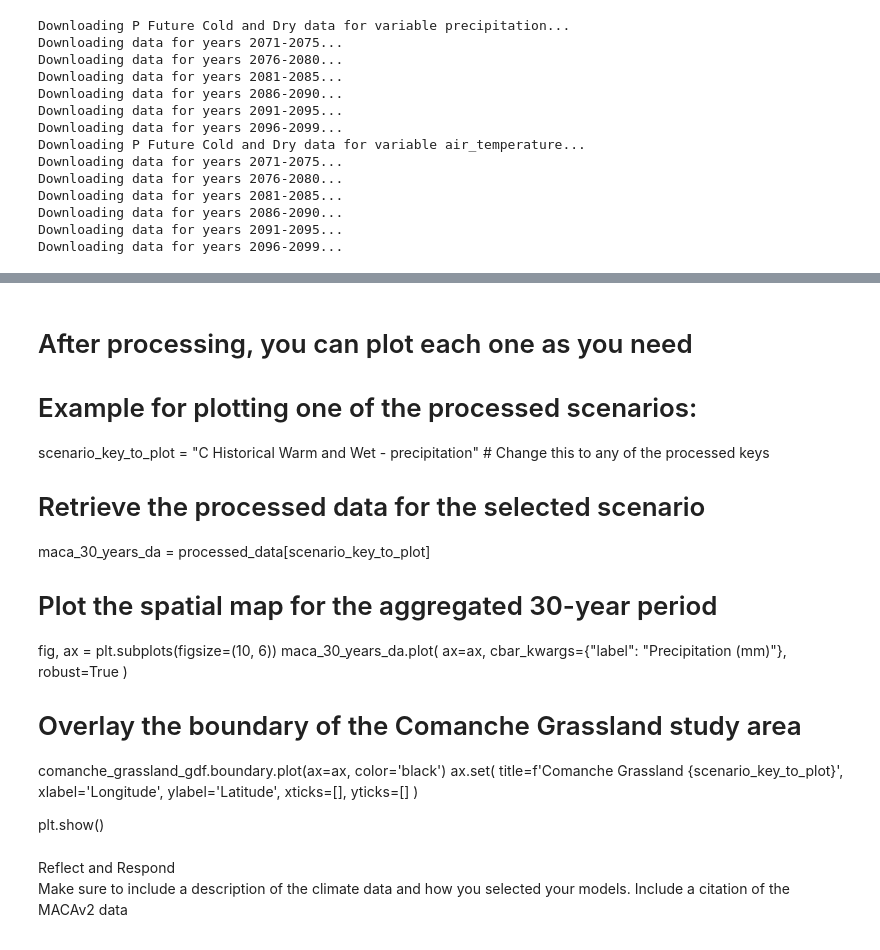
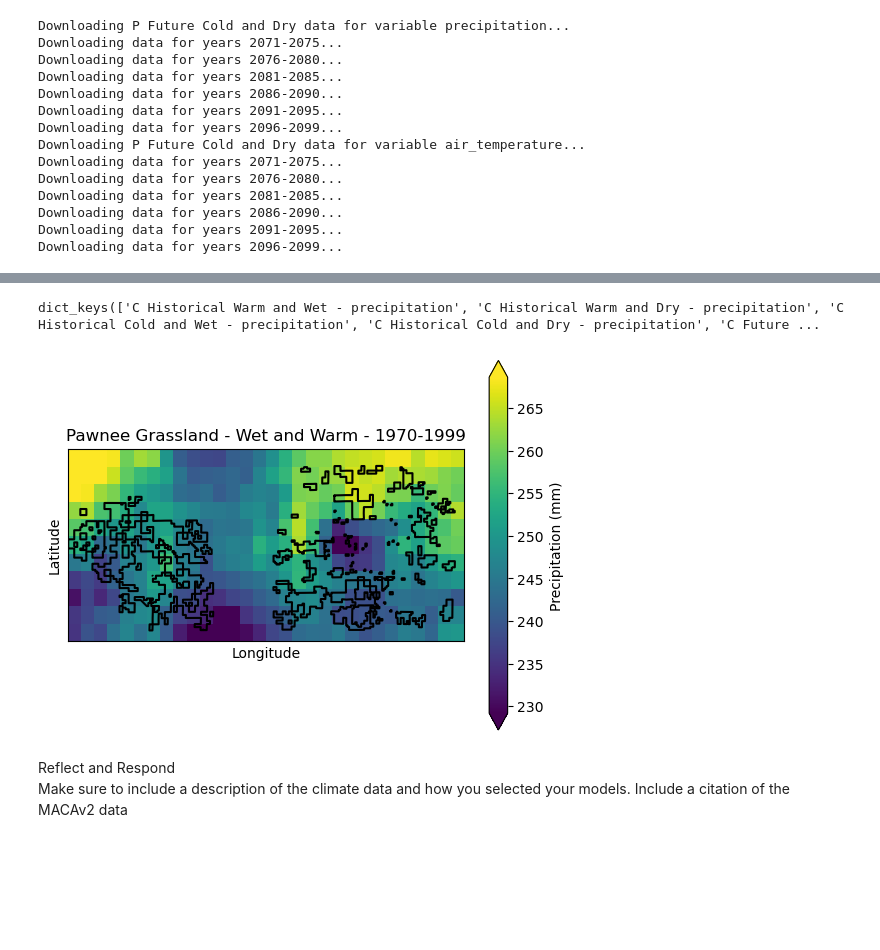
Before and after one commit to earthlab-education/habitat-suitability-brglea, a Jupyter notebook: notebooks/climate.ipynb, the cells around one changed output, grey strips where cells are left out. Cells and saved outputs as stored; diff of their text form; code cells hidden in the pictures; blank space fills up the shorter version.

```diff
--- a/notebooks/climate.ipynb
+++ b/notebooks/climate.ipynb
@@ -2109,3 +2122,14 @@ Downloading data for years 2081-2085...
 Downloading data for years 2086-2090...
 Downloading data for years 2091-2095...
 Downloading data for years 2096-2099...
+# %%
+# Compile all da's I put into separate dictionaries into 1 data dictionary?
+combined_maca_data_dict = {
+    **comanche_historical_maca_data_dict,
+    **comanche_future_maca_data_dict,
+    **pawnee_historical_maca_data_dict,
+    **pawnee_future_maca_data_dict
+}
+
+# See what the key names are to make sure all of them are in there now
+print(combined_maca_data_dict.keys())
@@ -2203,28 +2262,0 @@ KeyError: 'C Future Warm and Wet - precipitation'
-# %% [markdown]
-# After processing, you can plot each one as you need
-# Example for plotting one of the processed scenarios:
-
-scenario_key_to_plot = "C Historical Warm and Wet - precipitation"  # Change this to any of the processed keys
-
-# Retrieve the processed data for the selected scenario
-maca_30_years_da = processed_data[scenario_key_to_plot]
-
-# Plot the spatial map for the aggregated 30-year period
-fig, ax = plt.subplots(figsize=(10, 6))
-maca_30_years_da.plot(
-    ax=ax,
-    cbar_kwargs={"label": "Precipitation (mm)"},
-    robust=True
-)
-
-# Overlay the boundary of the Comanche Grassland study area
-comanche_grassland_gdf.boundary.plot(ax=ax, color='black')
-ax.set(
-    title=f'Comanche Grassland {scenario_key_to_plot}',
-    xlabel='Longitude',
-    ylabel='Latitude',
-    xticks=[],
-    yticks=[]
-)
-
-plt.show()
@@ -2238,3 +2263,31 @@ c_h_cold_and_dry_data = comanche_historical_maca_data_dict["C Historical Cold an
+# %%
+# See what the key names are to make sure all of them are in there now
+print(processed_climate_data.keys())
+# %% [output]
+dict_keys(['C Historical Warm and Wet - precipitation', 'C Historical Warm and Dry - precipitation', 'C Historical Cold and Wet - precipitation', 'C Historical Cold and Dry - precipitation', 'C Future ...
+# %%
+# Example for plotting one of the processed scenarios:
+scenario_key_to_plot = "P Historical Warm and Wet - precipitation"
+
+# Retrieve the processed data for the selected scenario
+p_ww_h_maca_30_years_da = processed_climate_data[scenario_key_to_plot]
+
+p_ww_h_maca_30_years_da.plot(
+    cbar_kwargs={"label": "Precipitation (mm)"},
+    robust=True
+)
+# Overlay the boundary of the Comanche Grassland study area
+pawnee_grassland_gdf.boundary.plot(ax=plt.gca(),
+    color='black').set(
+        title='Pawnee Grassland - Wet and Warm - 1970-1999',
+        xlabel='Longitude',
+        ylabel='Latitude',
+        xticks=[],
+        yticks=[]
+    )
+plt.show()
+# %% [output]
+[figure, added]
 # %% [markdown]
 <link rel="stylesheet" type="text/css" href="./assets/styles.css"><div class="callout callout-style-default callout-titled callout-respond"><div class="callout-header"><div class="callout-icon-container"><i class="callout-icon"></i></div><div class="callout-title-container flex-fill">Reflect and Respond</div></div><div class="callout-body-container callout-body"><p>Make sure to include a description of the climate data and how you
 selected your models. Include a citation of the MACAv2 data</p></div></div>
```
Also changed, not shown: parts of 25 cells of this notebook, 4 other files.
